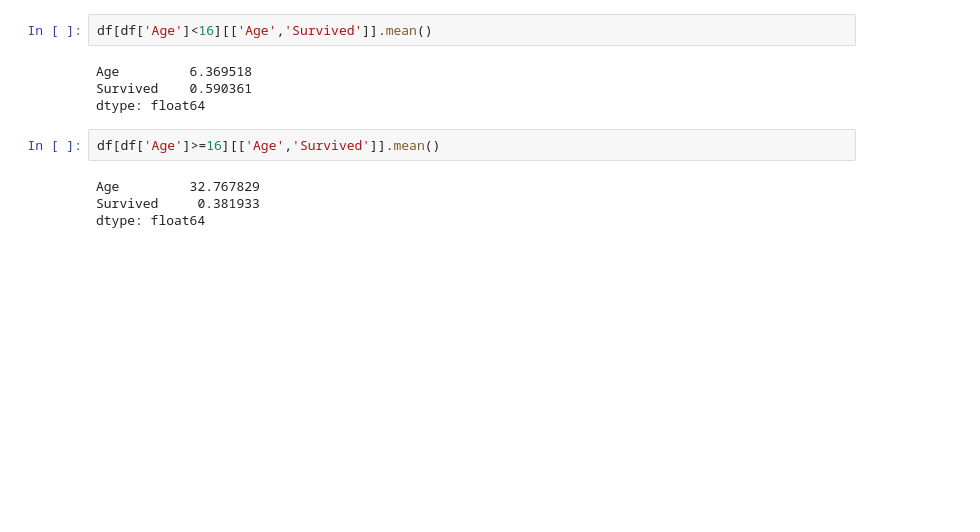
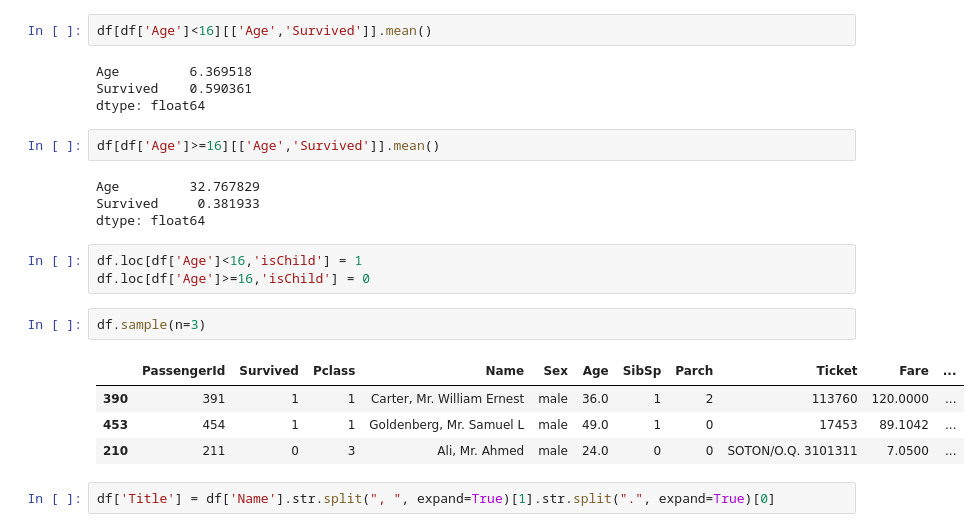
Before and after one commit to TommyCpp/KagglePlayground, a Jupyter notebook: Titanic/preprocess.ipynb, the cells around one changed output. Drawn from its saved outputs; the diff is of its cells as text; blank space fills up the shorter version.

```diff
--- a/Titanic/preprocess.ipynb
+++ b/Titanic/preprocess.ipynb
@@ -133,3 +133,15 @@ df[df['Age']>=16][['Age','Survived']].mean()
 Age         32.767829
 Survived     0.381933
 dtype: float64
+# %%
+df.loc[df['Age']<16,'isChild'] = 1
+df.loc[df['Age']>=16,'isChild'] = 0
+# %%
+df.sample(n=3)
+# %% [output]
+|  | PassengerId | Survived | Pclass | Name | Sex | Age | SibSp | Parch | Ticket | Fare | ... |
+| 390 | 391 | 1 | 1 | Carter, Mr. William Ernest | male | 36.0 | 1 | 2 | 113760 | 120.0000 | ... |
+| 453 | 454 | 1 | 1 | Goldenberg, Mr. Samuel L | male | 49.0 | 1 | 0 | 17453 | 89.1042 | ... |
+| 210 | 211 | 0 | 3 | Ali, Mr. Ahmed | male | 24.0 | 0 | 0 | SOTON/O.Q. 3101311 | 7.0500 | ... |
+# %%
+df['Title'] = df['Name'].str.split(", ", expand=True)[1].str.split(".", expand=True)[0]
```
Also changed, not shown: parts of 11 cells of this notebook, 7 other files.
